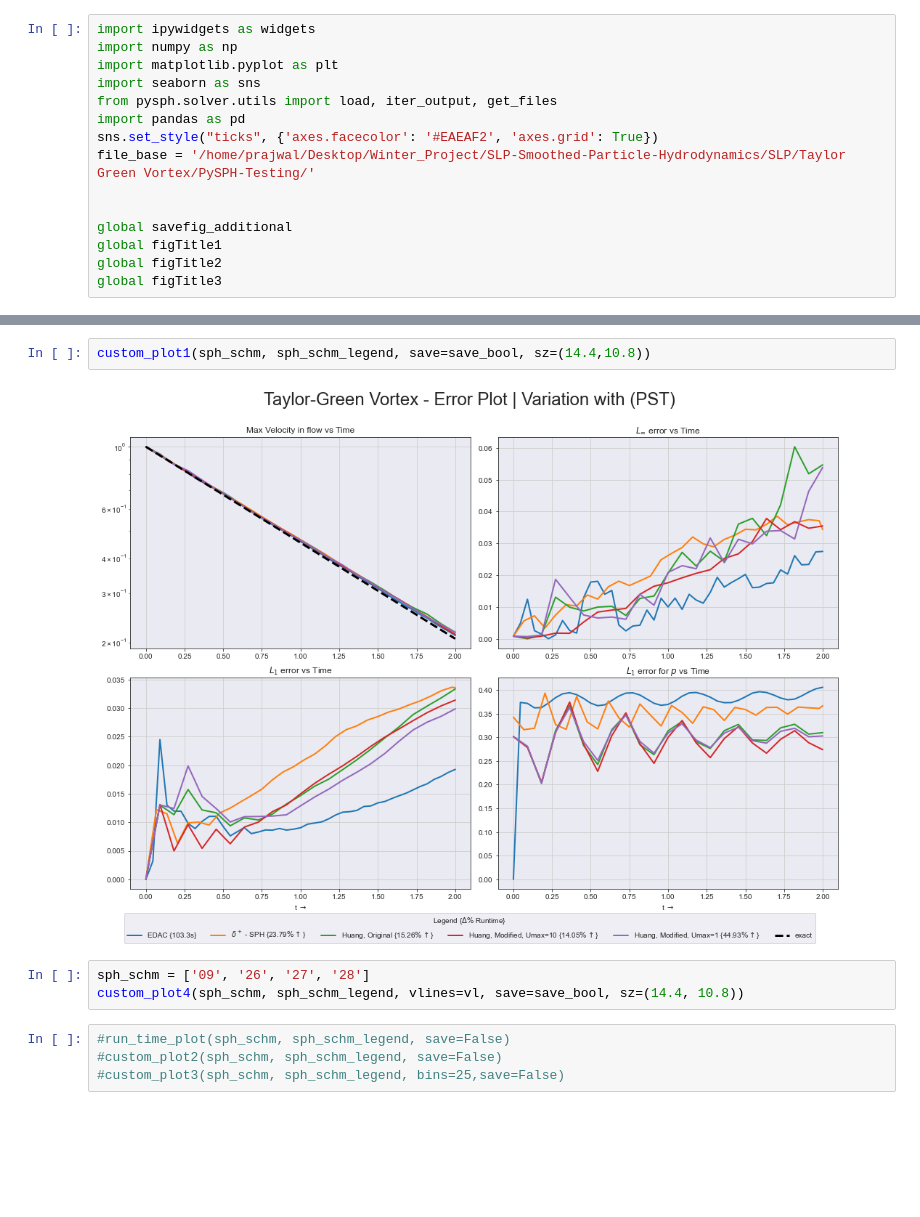
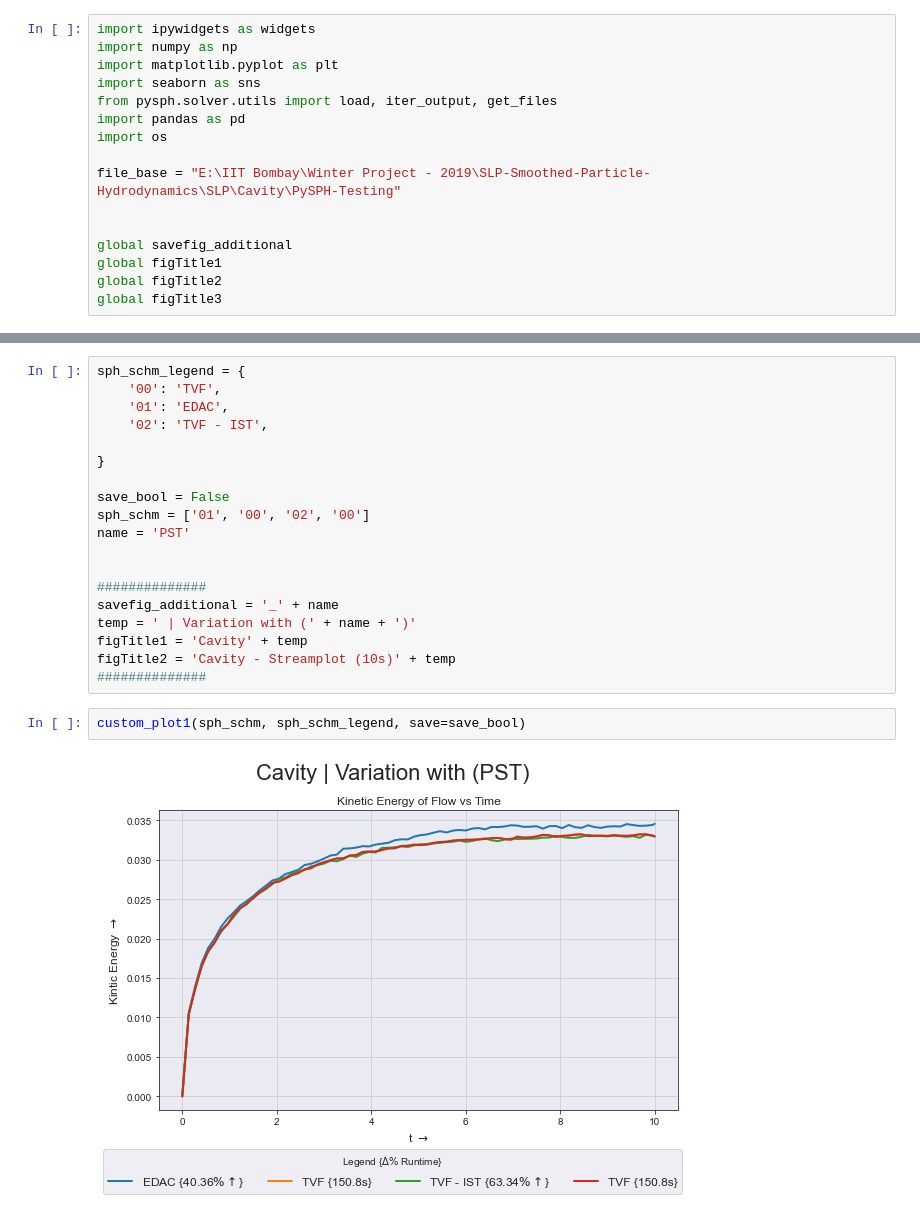
Before and after one commit to Prajwal-Prathiksh/SLP-Smoothed-Particle-Hydrodynamics, a Jupyter notebook: SLP/Cavity/plot_output.ipynb, the cells around one changed output, grey strips where cells are left out. Cells and saved outputs as stored; diff of their text form; blank space fills up the shorter version.

Commit message:
ADD: ------ Cavity - Plot Notebook

```diff
--- a/SLP/Cavity/plot_output.ipynb
+++ b/SLP/Cavity/plot_output.ipynb
@@ -5,8 +5,9 @@ import matplotlib.pyplot as plt
 import seaborn as sns
 from pysph.solver.utils import load, iter_output, get_files
 import pandas as pd
-sns.set_style("ticks", {'axes.facecolor': '#EAEAF2', 'axes.grid': True})
-file_base = '/home/prajwal/Desktop/Winter_Project/SLP-Smoothed-Particle-Hydrodynamics/SLP/Taylor Green Vortex/PySPH-Testing/'
+import os
+
+file_base = "E:\IIT Bombay\Winter Project - 2019\SLP-Smoothed-Particle-Hydrodynamics\SLP\Cavity\PySPH-Testing"
 
 
 global savefig_additional
@@ -365,11 +216,23 @@ figTitle3 = r'Taylor-Green Vortex - Histogram $\dfrac{|\delta \mathbf{\hat{r}_i}
+# %%
+sph_schm_legend = {
+    '00': 'TVF',
+    '01': 'EDAC',
+    '02': 'TVF - IST',
+
+}
+
+save_bool = False
+sph_schm = ['01', '00', '02', '00']
+name = 'PST'
+
+
+##############
+savefig_additional = '_' + name
+temp = ' | Variation with (' + name + ')'
+figTitle1 = 'Cavity' + temp
+figTitle2 = 'Cavity - Streamplot (10s)' + temp
+##############
 # %%
-custom_plot1(sph_schm, sph_schm_legend, save=save_bool, sz=(14.4,10.8))
+custom_plot1(sph_schm, sph_schm_legend, save=save_bool)
 # %% [output]
-[figure, old version]
+[figure, new version]
-# %%
-sph_schm = ['09', '26', '27', '28']
-custom_plot4(sph_schm, sph_schm_legend, vlines=vl, save=save_bool, sz=(14.4, 10.8))
-# %%
-#run_time_plot(sph_schm, sph_schm_legend, save=False)
-#custom_plot2(sph_schm, sph_schm_legend, save=False)
-#custom_plot3(sph_schm, sph_schm_legend, bins=25,save=False)
```
Also changed, not shown: parts of 5 cells of this notebook, 4 other files.
